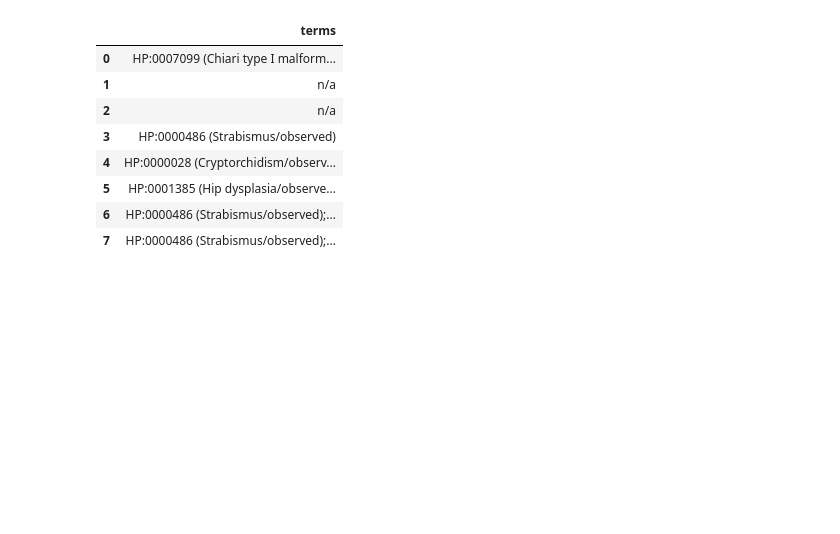
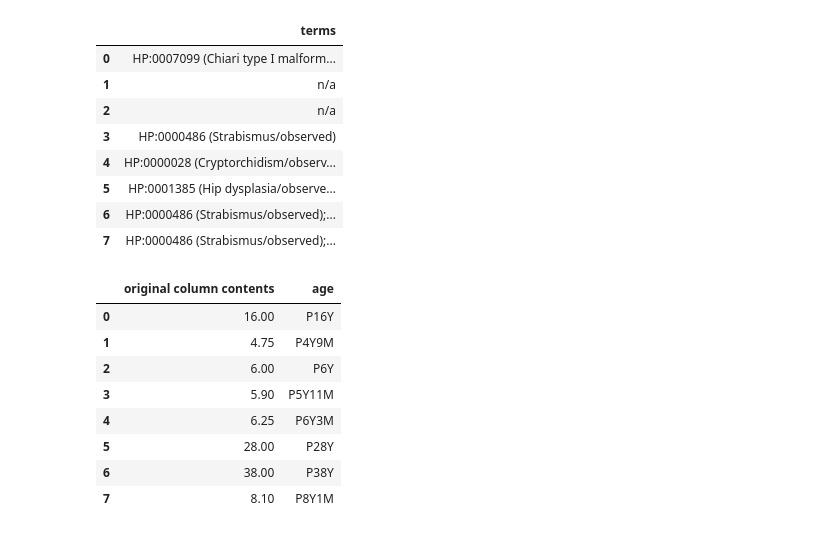
Before and after one commit to monarch-initiative/pyphetools, a Jupyter notebook: notebooks/PMID_31278393.ipynb, the cells around one changed output. Drawn from its saved outputs; the diff is of its cells as text; code cells hidden in the pictures; blank space fills up the shorter version.

```diff
--- a/notebooks/PMID_31278393.ipynb
+++ b/notebooks/PMID_31278393.ipynb
@@ -181,3 +157,16 @@ otherMapper.preview_column(dft['Other clinical features'])
 | 5 | HP:0001385 (Hip dysplasia/observe... |
 | 6 | HP:0000486 (Strabismus/observed);... |
 | 7 | HP:0000486 (Strabismus/observed);... |
+# %%
+ageMapper = AgeColumnMapper.by_year('Age (years)')
+ageMapper.preview_column(dft['Age (years)'])
+# %% [output]
+|  | original column contents | age |
+| 0 | 16.00 | P16Y |
+| 1 | 4.75 | P4Y9M |
+| 2 | 6.00 | P6Y |
+| 3 | 5.90 | P5Y11M |
+| 4 | 6.25 | P6Y3M |
+| 5 | 28.00 | P28Y |
+| 6 | 38.00 | P38Y |
+| 7 | 8.10 | P8Y1M |
```
Also changed, not shown: parts of 12 cells of this notebook, 3 other files.
